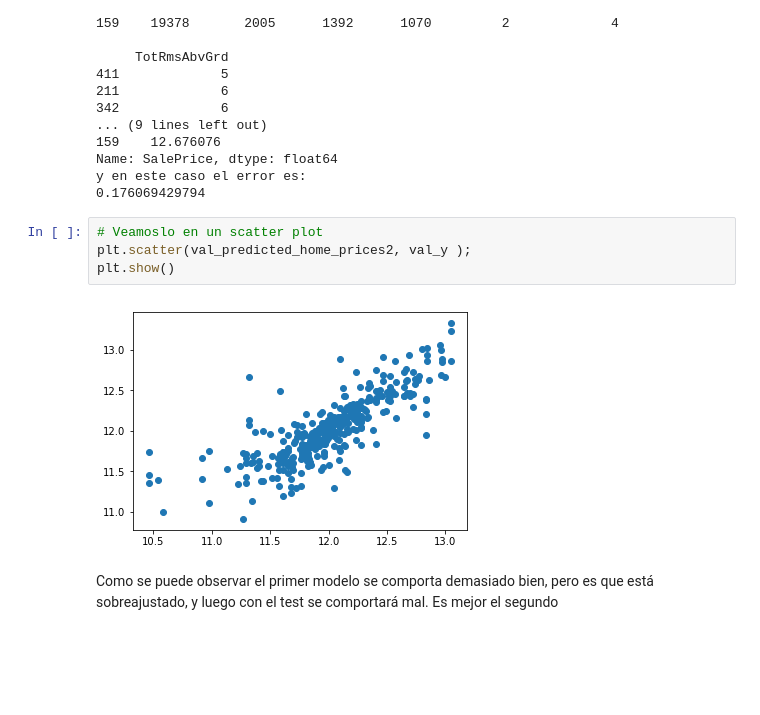
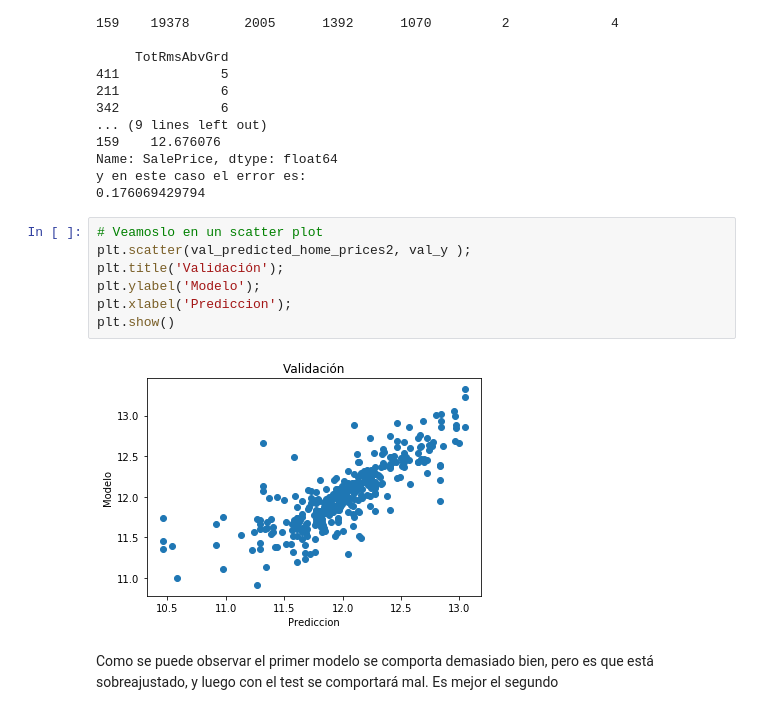
Before and after one commit to mmartglez/python_machine_learning, a Jupyter notebook: 3. Decision tree sin NA imputation.ipynb, the cells around one changed output. Saved outputs shown, nothing was run; the diff lists cells and outputs as text; blank space fills up the shorter version.

```diff
--- a/3. Decision tree sin NA imputation.ipynb
+++ b/3. Decision tree sin NA imputation.ipynb
@@ -167,9 +170,12 @@ y en este caso el error es:
 # %%
 # Veamoslo en un scatter plot
 plt.scatter(val_predicted_home_prices2, val_y );
+plt.title('Validación');
+plt.ylabel('Modelo');
+plt.xlabel('Prediccion');
 plt.show()
 # %% [output]
-[figure, old version]
+[figure, new version]
 # %% [markdown]
 Como se puede observar el primer modelo se comporta demasiado bien, pero es que está sobreajustado, y luego con el test se comportará mal. Es mejor el segundo
 # %% [markdown]
```
Also changed, not shown: parts of 2 cells of this notebook, 6 other files.
